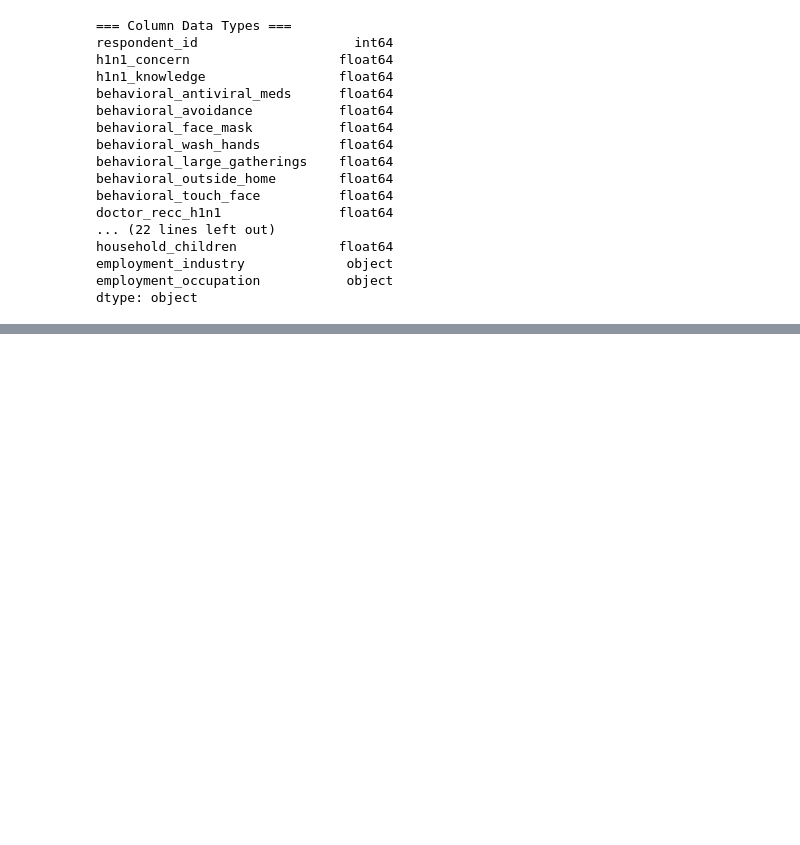
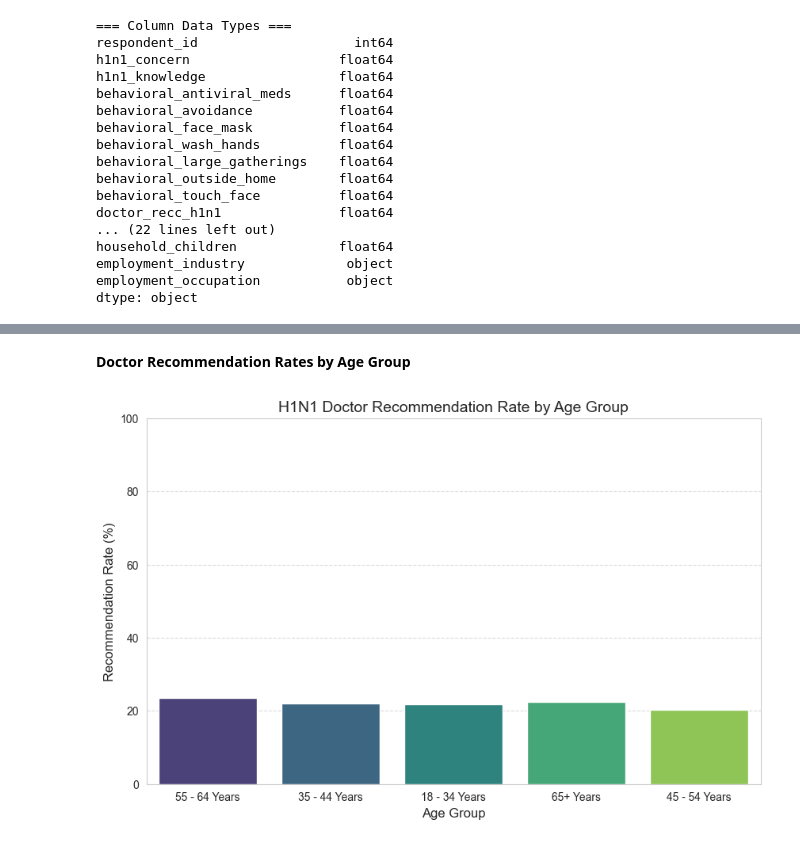
Before and after one commit to albert-raphael/alpha-group, a Jupyter notebook: Notebooks/flu shot.ipynb, the cells around one changed output, grey strips where cells are left out. Cells and saved outputs as stored; diff of their text form; code cells hidden in the pictures; blank space fills up the shorter version.

```diff
--- a/Notebooks/flu shot.ipynb
+++ b/Notebooks/flu shot.ipynb
@@ -4,7 +61,3 @@ import os
 import numpy as np
 import matplotlib.pyplot as plt
 import seaborn as sns
-# %%
-# Load the dataset from my computer
-
-df = pd.read_csv(r'E:\Information Technology (IT) Courceses\Redi School Hamburg\Data Circle\Flu Shot Learning Predict H1N1 and Seasonal Flu Vaccines\Data\training_set_features.csv')
@@ -40,0 +66,8 @@ df.head()
+# %%
+# Load the dataset from the current working directory into a pandas DataFrame
+
+try:
+    df = pd.read_csv(dataset_url)
+    print("Data loaded successfully.")
+except Exception as e:
+    print(f"Failed to load data: {e}")
@@ -281,0 +890,22 @@ respondent_id                    NaN
+# %% [markdown]
+**Doctor Recommendation Rates by Age Group**
+# %%
+plt.figure(figsize=(10, 6))
+sns.barplot(
+    x='age_group',
+    y='doctor_recc_h1n1',
+    data=df,
+    estimator=lambda x: sum(x) / len(x) * 100,
+    errorbar=None,
+    palette='viridis',
+    hue='age_group',
+    legend=False
+)
+plt.title('H1N1 Doctor Recommendation Rate by Age Group', fontsize=14)
+plt.xlabel('Age Group', fontsize=12)
+plt.ylabel('Recommendation Rate (%)', fontsize=12)
+plt.ylim(0, 100)
+plt.grid(axis='y', linestyle='--', alpha=0.7)
+plt.show()
+# %% [output]
+[figure, added]
```
Also changed, not shown: parts of 123 cells of this notebook.
